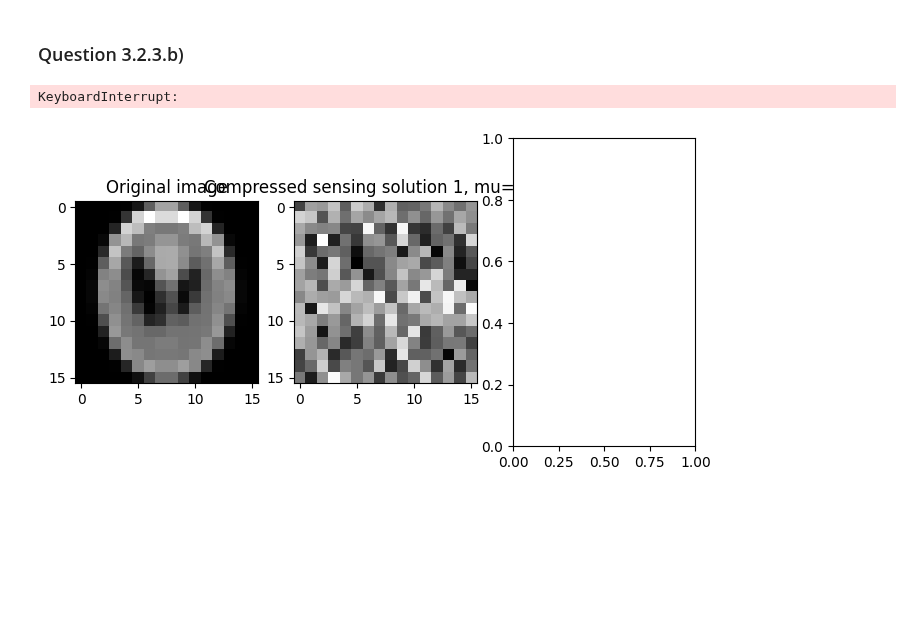
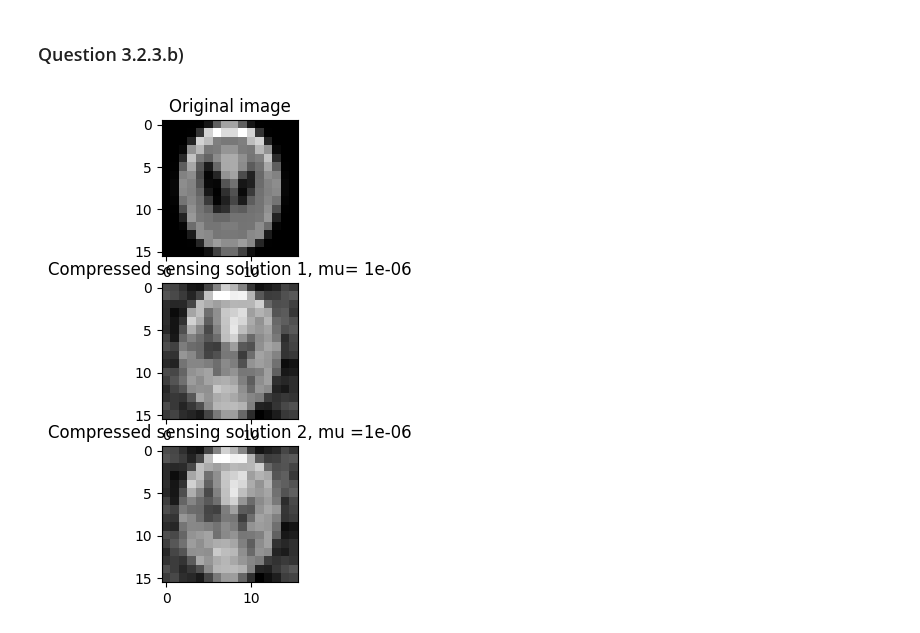
Before and after one commit to VDeumier/Projet_UE11, a Jupyter notebook: projet-opti-ts/X-Ray Tomography.ipynb, the cells around one changed output. Saved outputs shown, nothing was run; the diff lists cells and outputs as text; code cells hidden in the pictures; blank space fills up the shorter version.

```diff
--- a/projet-opti-ts/X-Ray Tomography.ipynb
+++ b/projet-opti-ts/X-Ray Tomography.ipynb
@@ -243,12 +244,13 @@ $$ f^* = A^T (AA^T)^{-1} b $$
 # %%
 from numpy.linalg import lstsq
 from utils import Sensor
+N=16
 image_16 = shepp_logan_phantom()
-image_16 = resize(image_16, (16, 16), anti_aliasing=True)
-sensor = Sensor(16,127)
+image_16 = resize(image_16, (N, N), anti_aliasing=True)
+sensor = Sensor(N,127)
 F, M = sensor.get_measurement_matrix()
 TF = np.dot(F, image_16.ravel())
-m0 = np.zeros(256, dtype=np.complex128)
+m0 = np.zeros(N**2, dtype=np.complex128)
 m0[sensor.indices] = TF[sensor.indices]
 m = np.dot(M, image_16.ravel())
 # %% [markdown]
@@ -431,7 +433,6 @@ car le problème est convexe.
 ### Question 3.2.3.b)
 # %%
 from scipy.optimize import minimize
-N = 16
 
 # Implémentation de Dg
 
@@ -455,7 +456,7 @@ mu = 10**-6
 res = minimize(fun_compressed_sensing, f0, args=(mu))
 f_sol_1 = res.x.reshape(N, N)
 
-fig, (ax1, ax2, ax3) = plt.subplots(1, 3, figsize=(8, 4))
+fig, (ax1, ax2, ax3) = plt.subplots(3, 1, figsize=(10, 6))
 ax1.imshow(image_16, cmap='gray')
 ax1.set_title('Original image')
 ax2.imshow(f_sol_1, cmap='gray')
@@ -468,32 +469,31 @@ def fun_compressed_sensing_2(x, mu):
     f = x[0:N*N]
     s_p = x[N*N:N*N + 2*N*(N-1)]
     s_m = x[N*N + 2*N*(N-1):]
 
     return 0.5*np.linalg.norm(np.dot(M, f) - m)**2 + mu*np.sum(s_p) + mu*np.sum(s_m)
 
 def condition_1(x):
 
     f = x[0:N*N]
     s_p = x[N*N:N*N + 2*N*(N-1)]
     s_m = x[N*N + 2*N*(N-1):]
 
     return np.dot(Dg, f) - (s_p - s_m)
 
 def condition_2(x):
     return x[N*N:]
 
 cons = [{'type':'eq', 'fun': condition_1},
         {'type':'ineq', 'fun': condition_2}]
 
 x0 = np.zeros(4*N*(N-1) + N*N)
 
 res = minimize(fun_compressed_sensing_2, x0, args=(mu), constraints=cons)
 f_sol_2 = res.x[0:N*N].reshape(N, N)
 
 ax3.imshow(f_sol_2, cmap='gray')
 ax3.set_title(f'Compressed sensing solution 2, mu ={mu}')
 
 plt.show()
 # %% [output]
-KeyboardInterrupt:
-[figure, old version]
+[figure, new version]
```
Also changed, not shown: parts of 10 cells of this notebook.
